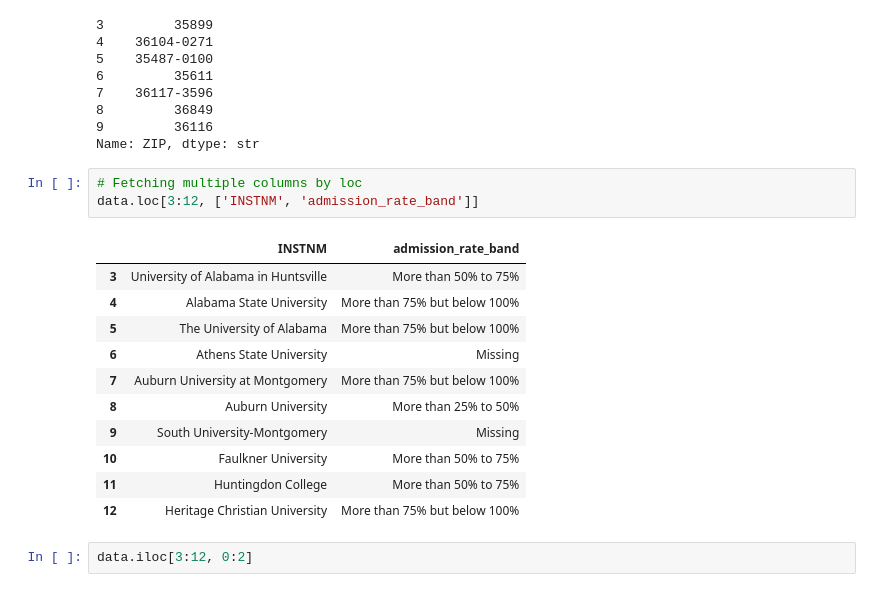
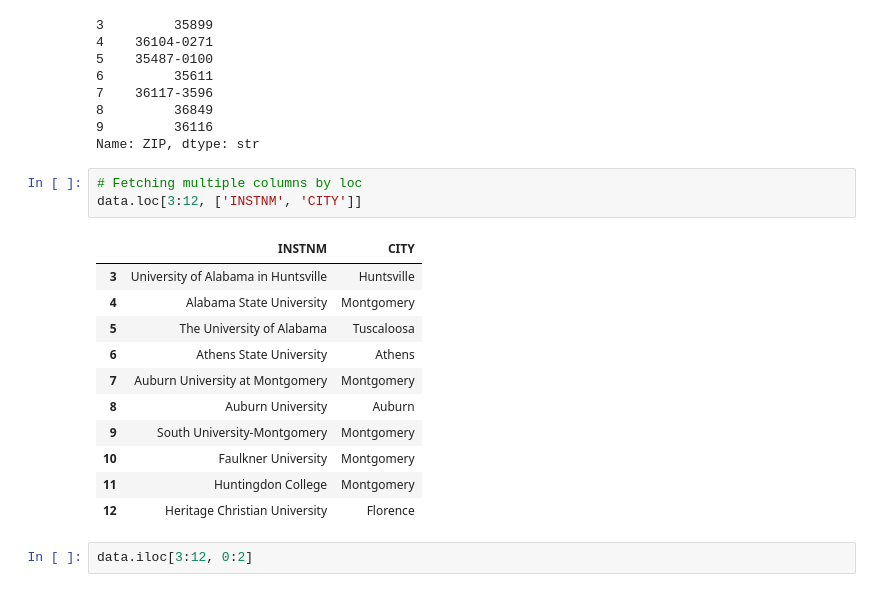
Before and after one commit to aranya-code/py-data-sandbox, a Jupyter notebook: pandas_scratchpad.ipynb, the cells around one changed output. Saved outputs shown, nothing was run; the diff lists cells and outputs as text.

```diff
--- a/pandas_scratchpad.ipynb
+++ b/pandas_scratchpad.ipynb
@@ -102,19 +100,19 @@ data.loc[3:9, 'ZIP']
 Name: ZIP, dtype: str
 # %%
 # Fetching multiple columns by loc
-data.loc[3:12, ['INSTNM', 'admission_rate_band']]
+data.loc[3:12, ['INSTNM', 'CITY']]
 # %% [output]
-|  | INSTNM | admission_rate_band |
-| 3 | University of Alabama in Huntsville | More than 50% to 75% |
-| 4 | Alabama State University | More than 75% but below 100% |
-| 5 | The University of Alabama | More than 75% but below 100% |
-| 6 | Athens State University | Missing |
-| 7 | Auburn University at Montgomery | More than 75% but below 100% |
-| 8 | Auburn University | More than 25% to 50% |
-| 9 | South University-Montgomery | Missing |
-| 10 | Faulkner University | More than 50% to 75% |
-| 11 | Huntingdon College | More than 50% to 75% |
-| 12 | Heritage Christian University | More than 75% but below 100% |
+|  | INSTNM | CITY |
+| 3 | University of Alabama in Huntsville | Huntsville |
+| 4 | Alabama State University | Montgomery |
+| 5 | The University of Alabama | Tuscaloosa |
+| 6 | Athens State University | Athens |
+| 7 | Auburn University at Montgomery | Montgomery |
+| 8 | Auburn University | Auburn |
+| 9 | South University-Montgomery | Montgomery |
+| 10 | Faulkner University | Montgomery |
+| 11 | Huntingdon College | Montgomery |
+| 12 | Heritage Christian University | Florence |
 # %%
 data.iloc[3:12, 0:2]
 # %% [output]
```
Also changed, not shown: parts of 9 cells of this notebook, 1 other file.
